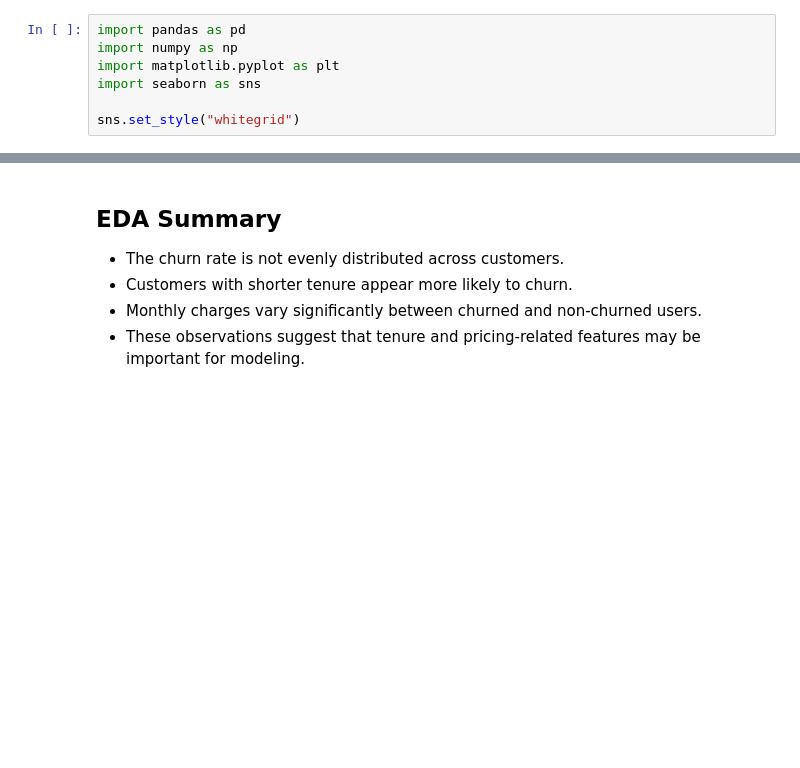
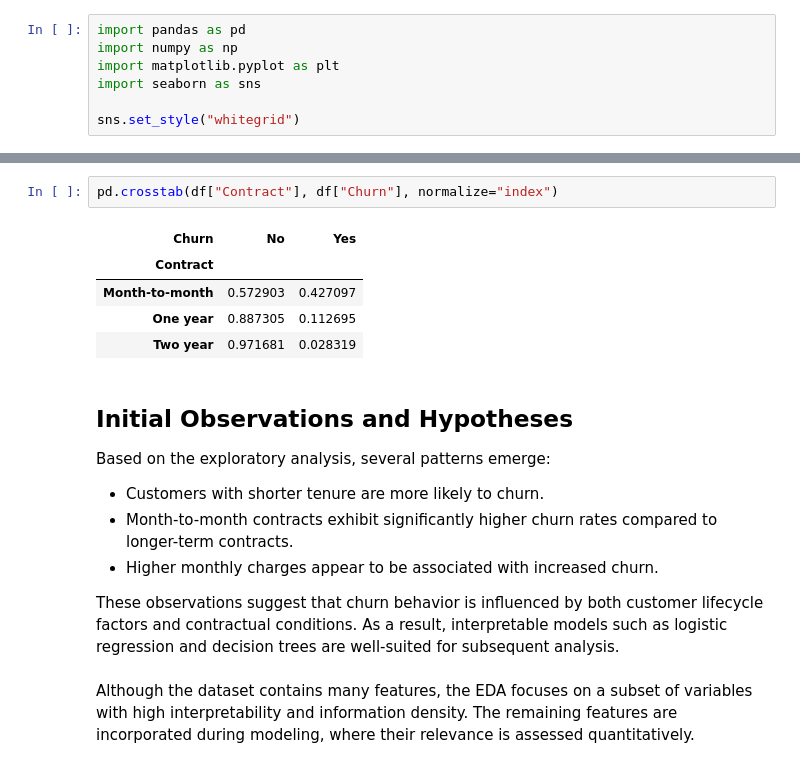
Before and after one commit to fuyuhanCC/interpretable-churn, a Jupyter notebook: notebooks/01_eda.ipynb, the cells around one changed output, grey strips where cells are left out. Saved outputs shown, nothing was run; the diff lists cells and outputs as text; blank space fills up the shorter version.

Commit message:
Finalize EDA structure and observations

```diff
--- a/notebooks/01_eda.ipynb
+++ b/notebooks/01_eda.ipynb
@@ -91,6 +140,25 @@ df[numeric_cols].describe()
+# %%
+pd.crosstab(df["Contract"], df["Churn"], normalize="index")
+# %% [output]
+| Churn | No | Yes |
+| Contract |  |  |
+| Month-to-month | 0.572903 | 0.427097 |
+| One year | 0.887305 | 0.112695 |
+| Two year | 0.971681 | 0.028319 |
 # %% [markdown]
-## EDA Summary
-- The churn rate is not evenly distributed across customers.
-- Customers with shorter tenure appear more likely to churn.
-- Monthly charges vary significantly between churned and non-churned users.
-- These observations suggest that tenure and pricing-related features may be important for modeling.
+## Initial Observations and Hypotheses
+
+Based on the exploratory analysis, several patterns emerge:
+
+- Customers with shorter tenure are more likely to churn.
+- Month-to-month contracts exhibit significantly higher churn rates
+  compared to longer-term contracts.
+- Higher monthly charges appear to be associated with increased churn.
+
+These observations suggest that churn behavior is influenced by
+both customer lifecycle factors and contractual conditions.
+As a result, interpretable models such as logistic regression
+and decision trees are well-suited for subsequent analysis.
+# %% [markdown]
+Although the dataset contains many features, the EDA focuses on a subset of variables with high interpretability and information density.
+The remaining features are incorporated during modeling, where their relevance is assessed quantitatively.
```
Also changed, not shown: parts of 17 cells of this notebook.
